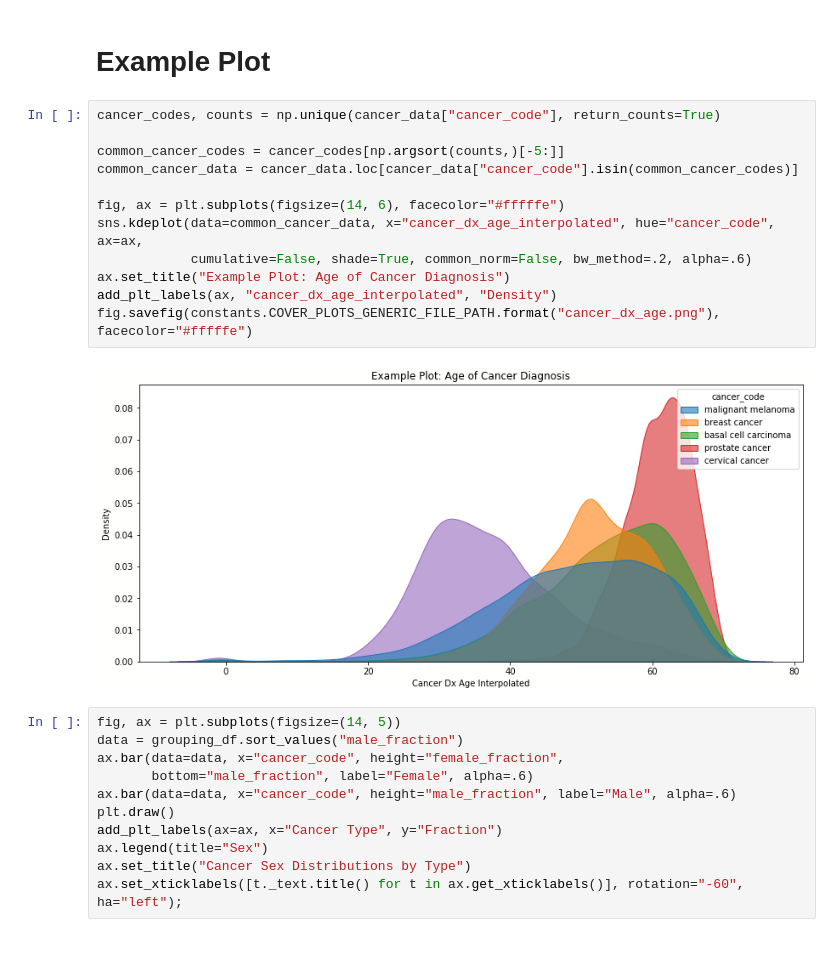
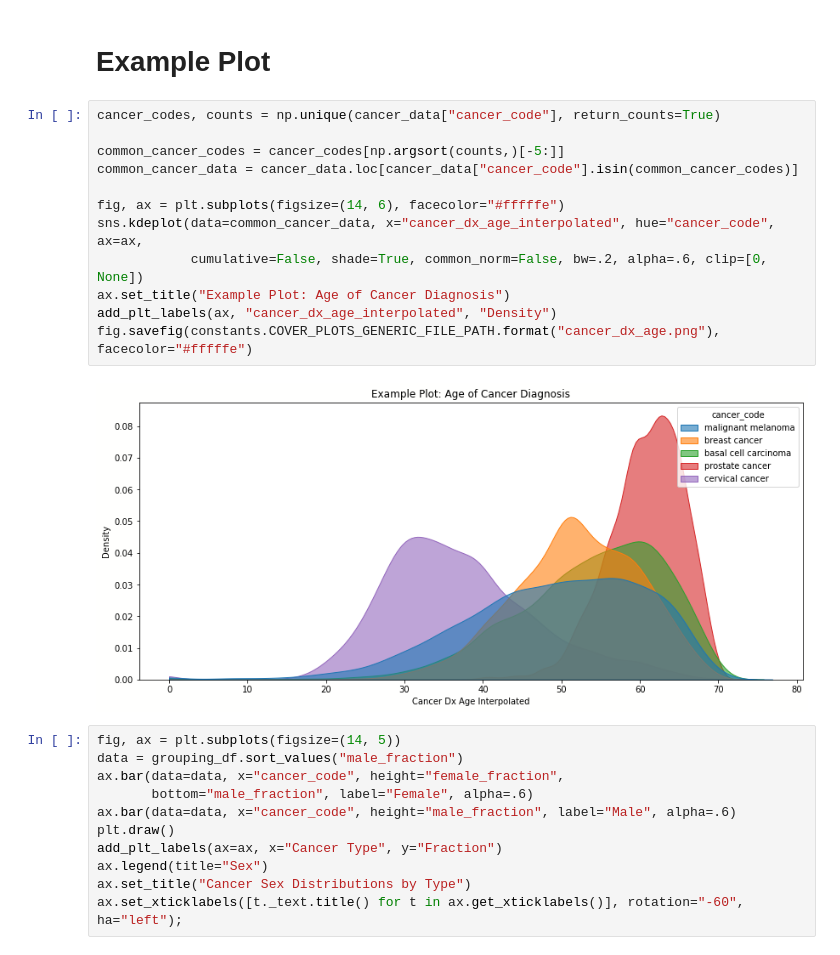
Before and after one commit to cole-khamnei/HLA_genotyping_associations, a Jupyter notebook: notebooks/cancer_code_EDA.ipynb, the cells around one changed output. Cells and saved outputs as stored; diff of their text form.

```diff
--- a/notebooks/cancer_code_EDA.ipynb
+++ b/notebooks/cancer_code_EDA.ipynb
@@ -70,17 +77,17 @@ grouping_df
 # %%
 cancer_codes, counts = np.unique(cancer_data["cancer_code"], return_counts=True)
 
 common_cancer_codes = cancer_codes[np.argsort(counts,)[-5:]]
 common_cancer_data = cancer_data.loc[cancer_data["cancer_code"].isin(common_cancer_codes)]
 
 fig, ax = plt.subplots(figsize=(14, 6), facecolor="#fffffe")
 sns.kdeplot(data=common_cancer_data, x="cancer_dx_age_interpolated", hue="cancer_code", ax=ax,
-            cumulative=False, shade=True, common_norm=False, bw_method=.2, alpha=.6)
+            cumulative=False, shade=True, common_norm=False, bw=.2, alpha=.6, clip=[0, None])
 ax.set_title("Example Plot: Age of Cancer Diagnosis")
 add_plt_labels(ax, "cancer_dx_age_interpolated", "Density")
 fig.savefig(constants.COVER_PLOTS_GENERIC_FILE_PATH.format("cancer_dx_age.png"), facecolor="#fffffe")
 # %% [output]
-[figure, old version]
+[figure, new version]
 # %%
 fig, ax = plt.subplots(figsize=(14, 5))
 data = grouping_df.sort_values("male_fraction")
```
Also changed, not shown: parts of 3 cells of this notebook, 5 other files.
